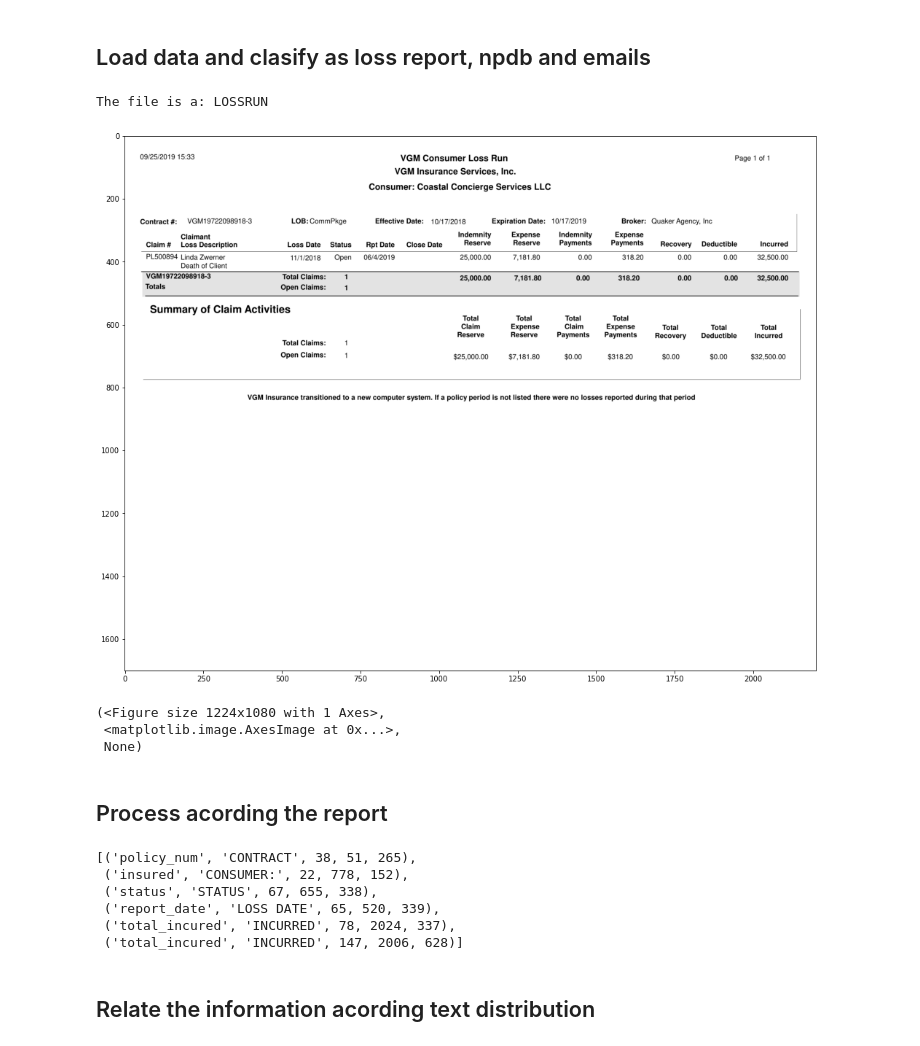
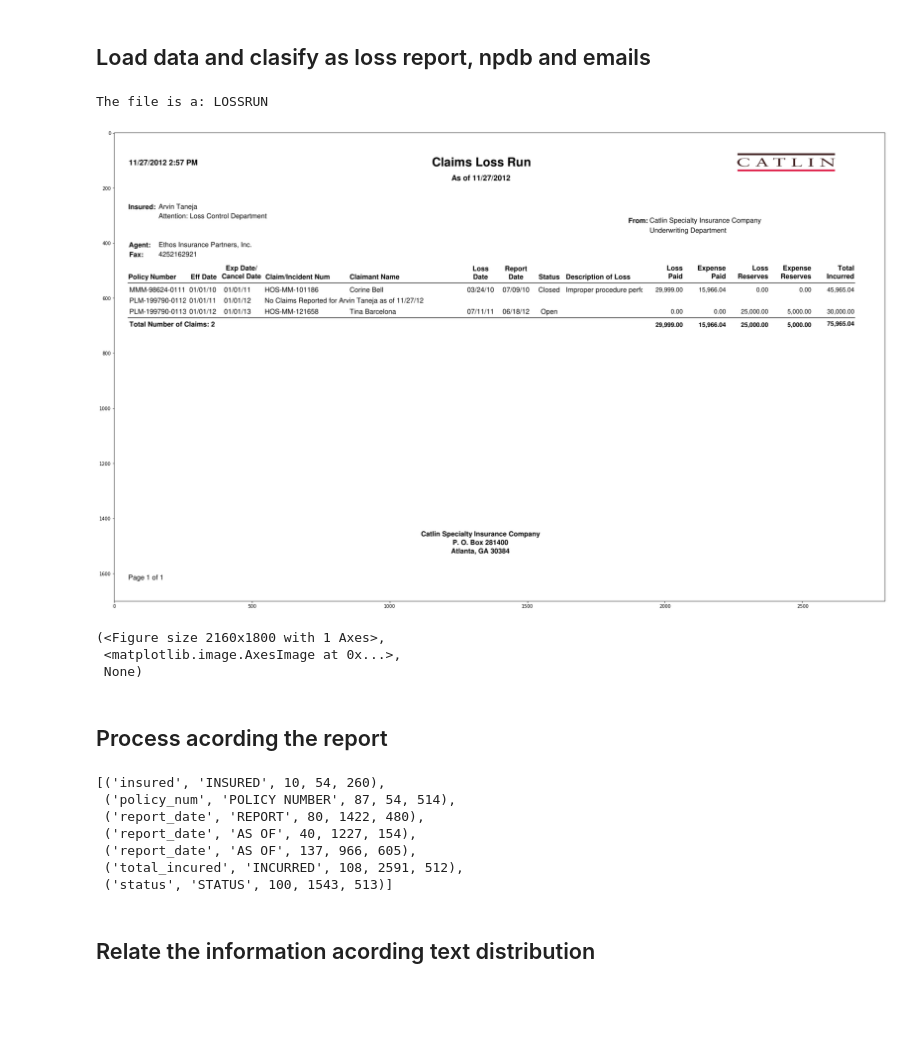
Before and after one commit to zaned897/pdfTextanalyzer, a Jupyter notebook: TEMPORAL/Demo/demo.ipynb, the cells around one changed output. Drawn from its saved outputs; the diff is of its cells as text; code cells hidden in the pictures; blank space fills up the shorter version.

```diff
--- a/TEMPORAL/Demo/demo.ipynb
+++ b/TEMPORAL/Demo/demo.ipynb
@@ -8,39 +8,40 @@ import cv2
 ## Load data and clasify as loss report, npdb and emails
 # %%
 ## load file as image and text
-_file = 'Coastal Concierge Services    -     VGM19722098918-3     -  lossrun VGM-YES'
+_file = 'Taneja_2012_Catlin_loss_run_10 CAT-YES'
 _image_file = 'images/'+ _file + '.png'
 _txt_file = 'text/'+ _file + '.txt'
 
 # load image
 _image = cv2.imread(_image_file)
 # load text
 txt_dict = lossrun.read_dict(_txt_file)
 
 # check the result
 print('The file is a:', lossrun.is_report(_image, txt_dict)[0])
-plt.figure(figsize=(17,15)),plt.imshow(_image),plt.show()
+plt.figure(figsize=(30,25)),plt.imshow(_image),plt.show()
 # %% [output]
 The file is a: LOSSRUN
-[figure, old version]
+[figure, new version]
-(<Figure size 1224x1080 with 1 Axes>,
+(<Figure size 2160x1800 with 1 Axes>,
  <matplotlib.image.AxesImage at 0x...>,
  None)
 # %% [markdown]
 ## Process acording the report
 # %%
-# Check the report type and determinate the rules
+# Check the report type and determinate the rules accordig to file type
 report_type, topic_conf, ent_conf = lossrun.is_report(_image,txt_dict)
 
 suspects = lossrun.search_rules(txt_dict, topic_conf)
 suspects
 # %% [output]
-[('policy_num', 'CONTRACT', 38, 51, 265),
- ('insured', 'CONSUMER:', 22, 778, 152),
- ('status', 'STATUS', 67, 655, 338),
- ('report_date', 'LOSS DATE', 65, 520, 339),
- ('total_incured', 'INCURRED', 78, 2024, 337),
- ('total_incured', 'INCURRED', 147, 2006, 628)]
+[('insured', 'INSURED', 10, 54, 260),
+ ('policy_num', 'POLICY NUMBER', 87, 54, 514),
+ ('report_date', 'REPORT', 80, 1422, 480),
+ ('report_date', 'AS OF', 40, 1227, 154),
+ ('report_date', 'AS OF', 137, 966, 605),
+ ('total_incured', 'INCURRED', 108, 2591, 512),
+ ('status', 'STATUS', 100, 1543, 513)]
 # %% [markdown]
 ## Relate the information acording text distribution
 # %%
```
Also changed, not shown: parts of 8 cells of this notebook, 20 other files.
